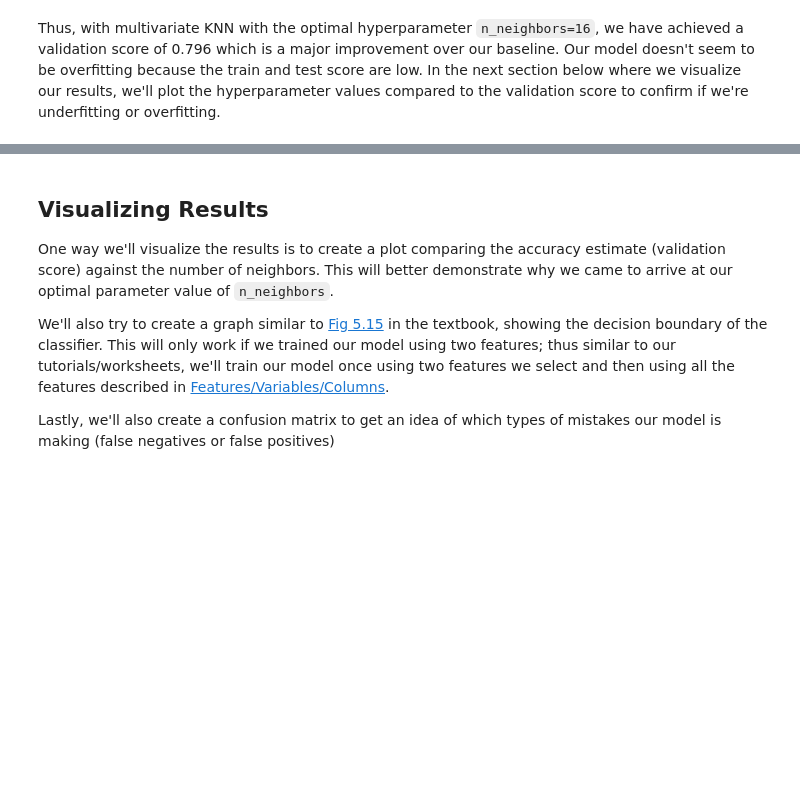
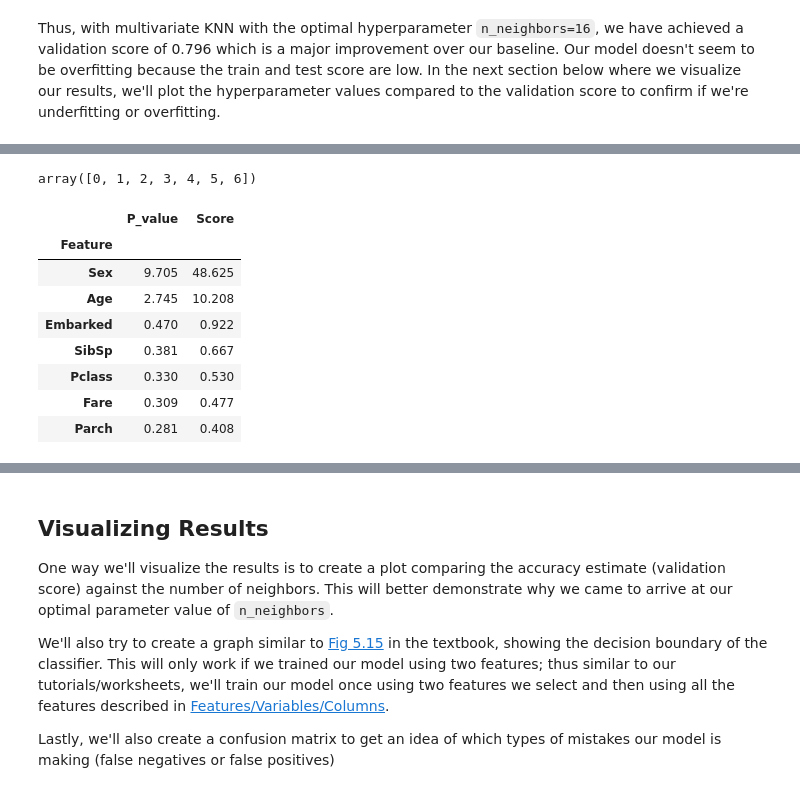
Before and after one commit to ericrkuo/dsci-100-group-12, a Jupyter notebook: report.ipynb, the cells around one changed output, grey strips where cells are left out. Drawn from its saved outputs; the diff is of its cells as text; code cells hidden in the pictures; blank space fills up the shorter version.

```diff
--- a/report.ipynb
+++ b/report.ipynb
@@ -509,0 +594,28 @@ Thus, with multivariate KNN with the optimal hyperparameter `n_neighbors=16`, we
+# %%
+feature_list = list(X_feature.columns.values)
+selected_features = feature.get_support([feature_fit])
+selected_features
+# %% [output]
+array([0, 1, 2, 3, 4, 5, 6])
+# %%
+# create a temp list to select the features
+temp_list=[]
+for i in selected_features:
+    temp_list.append({'Feature':feature_list[i],'P_value':p_values[i],'Score':score[i]})
+
+# modify the selected feature list
+feature_select = pd.DataFrame(temp_list)
+feature_select = feature_select.sort_values(by='Score',axis=0,ascending=False,
+                                            inplace=False,kind='quicksort',na_position='last')
+feature_select = feature_select.set_index('Feature')
+feature_select
+# %% [output]
+|  | P_value | Score |
+| Feature |  |  |
+| Sex | 9.705 | 48.625 |
+| Age | 2.745 | 10.208 |
+| Embarked | 0.470 | 0.922 |
+| SibSp | 0.381 | 0.667 |
+| Pclass | 0.330 | 0.530 |
+| Fare | 0.309 | 0.477 |
+| Parch | 0.281 | 0.408 |
```
Also changed, not shown: parts of 18 cells of this notebook.
